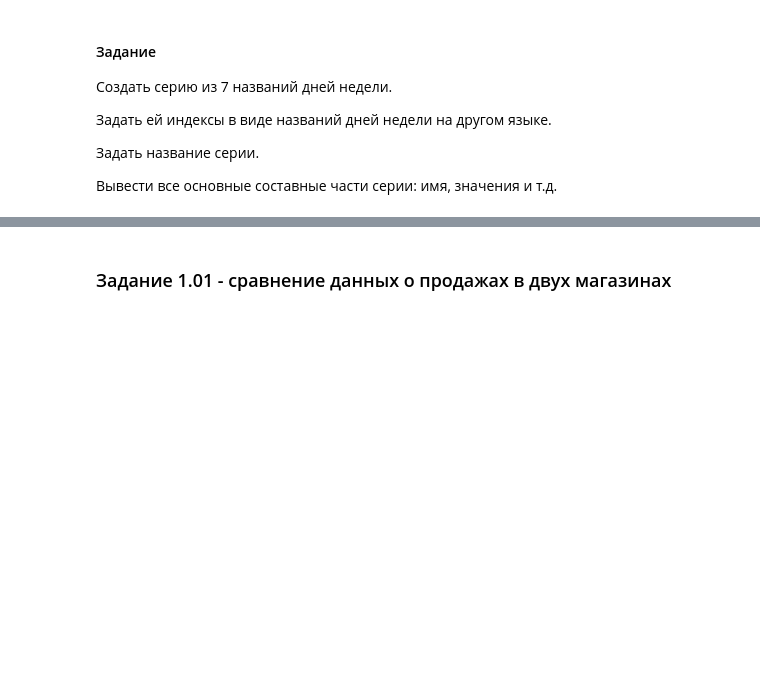
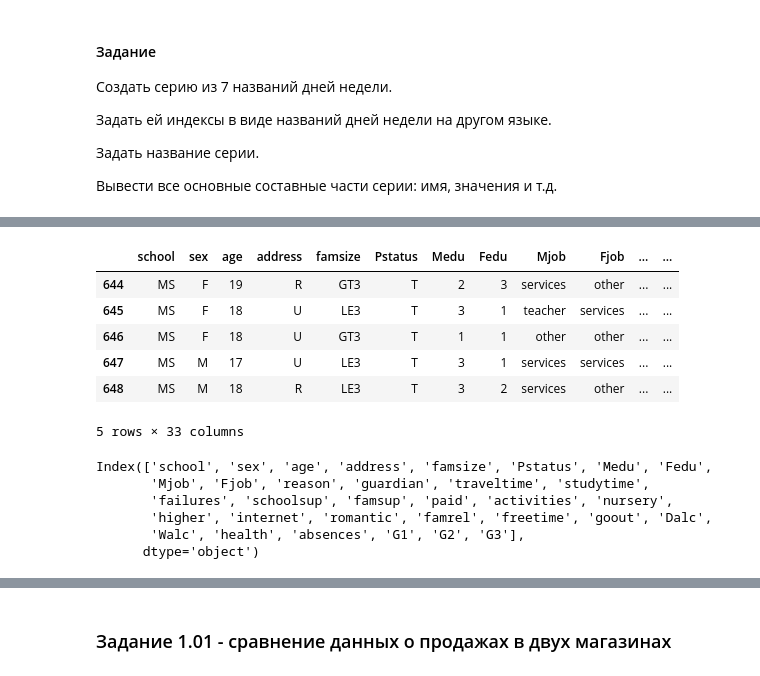
Before and after one commit to rgenius-ru/pandas_lessons, a Jupyter notebook: lessons/Pandas_for_Data_Engineering/part1.ipynb, the cells around one changed output, grey strips where cells are left out. Saved outputs shown, nothing was run; the diff lists cells and outputs as text; code cells hidden in the pictures; blank space fills up the shorter version.

```diff
--- a/lessons/Pandas_for_Data_Engineering/part1.ipynb
+++ b/lessons/Pandas_for_Data_Engineering/part1.ipynb
@@ -110,0 +182,10 @@ dtype: object
+# %%
+student_por.tail()
+# %% [output]
+|  | school | sex | age | address | famsize | Pstatus | Medu | Fedu | Mjob | Fjob | ... | ... |
+| 644 | MS | F | 19 | R | GT3 | T | 2 | 3 | services | other | ... | ... |
+| 645 | MS | F | 18 | U | LE3 | T | 3 | 1 | teacher | services | ... | ... |
+| 646 | MS | F | 18 | U | GT3 | T | 1 | 1 | other | other | ... | ... |
+| 647 | MS | M | 17 | U | LE3 | T | 3 | 1 | services | services | ... | ... |
+| 648 | MS | M | 18 | R | LE3 | T | 3 | 2 | services | other | ... | ... |
+5 rows × 33 columns
@@ -110,0 +194,9 @@ dtype: object
+# %%
+student_por.columns
+# %% [output]
+Index(['school', 'sex', 'age', 'address', 'famsize', 'Pstatus', 'Medu', 'Fedu',
+       'Mjob', 'Fjob', 'reason', 'guardian', 'traveltime', 'studytime',
+       'failures', 'schoolsup', 'famsup', 'paid', 'activities', 'nursery',
+       'higher', 'internet', 'romantic', 'famrel', 'freetime', 'goout', 'Dalc',
+       'Walc', 'health', 'absences', 'G1', 'G2', 'G3'],
+      dtype='object')
```
Also changed, not shown: parts of 22 cells of this notebook.
